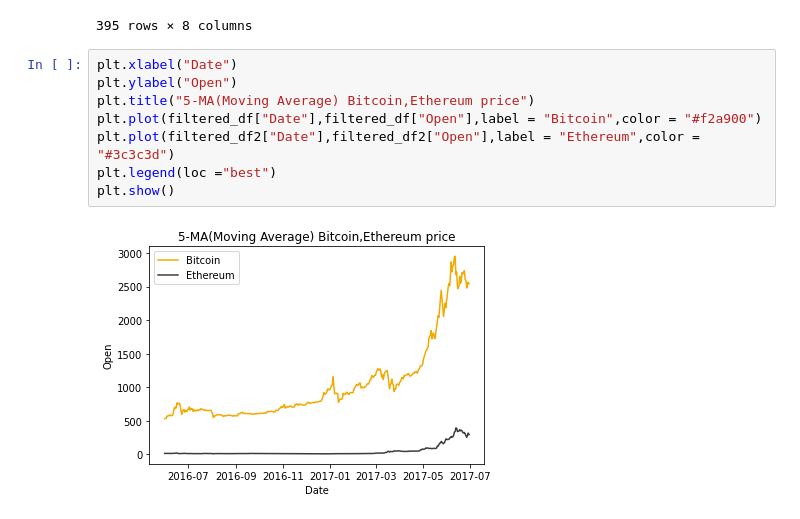
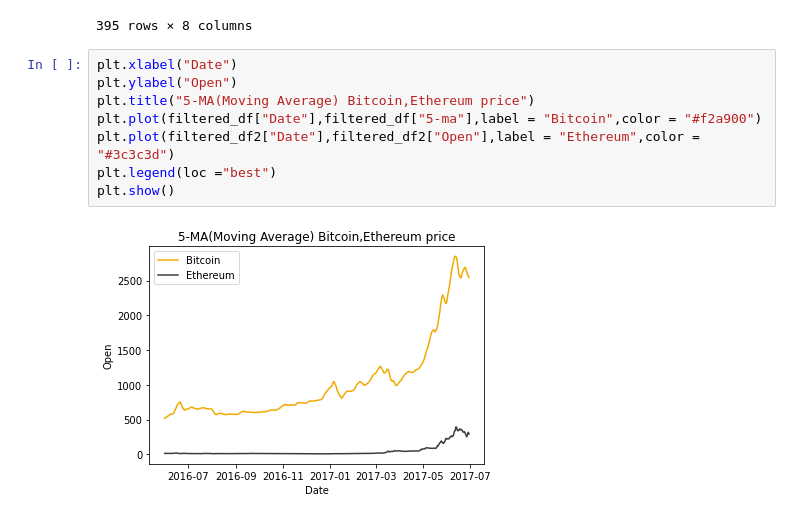
Before and after one commit to sunho1999/KMU_AI_BootCamp, a Jupyter notebook: 1주차/Day05/1주차 주말과제.ipynb, the cells around one changed output. Saved outputs shown, nothing was run; the diff lists cells and outputs as text.

```diff
--- a/1주차/Day05/1주차 주말과제.ipynb
+++ b/1주차/Day05/1주차 주말과제.ipynb
@@ -183,10 +183,10 @@ filtered_df2
 # %%
 plt.xlabel("Date")
 plt.ylabel("Open")
 plt.title("5-MA(Moving Average) Bitcoin,Ethereum price")
-plt.plot(filtered_df["Date"],filtered_df["Open"],label = "Bitcoin",color = "#f2a900")
+plt.plot(filtered_df["Date"],filtered_df["5-ma"],label = "Bitcoin",color = "#f2a900")
 plt.plot(filtered_df2["Date"],filtered_df2["Open"],label = "Ethereum",color = "#3c3c3d")
 plt.legend(loc ="best")
 plt.show()
 # %% [output]
-[figure, old version]
+[figure, new version]
```
Also changed, not shown: parts of 1 cell of this notebook.
